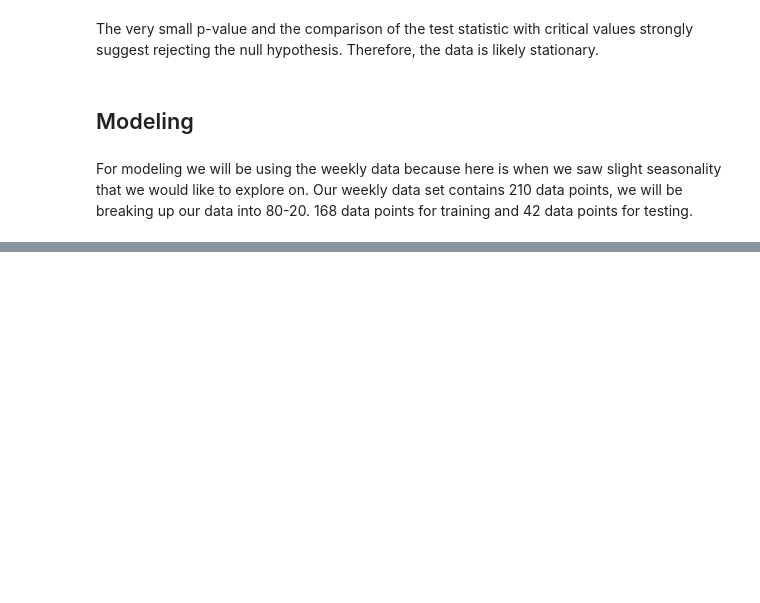
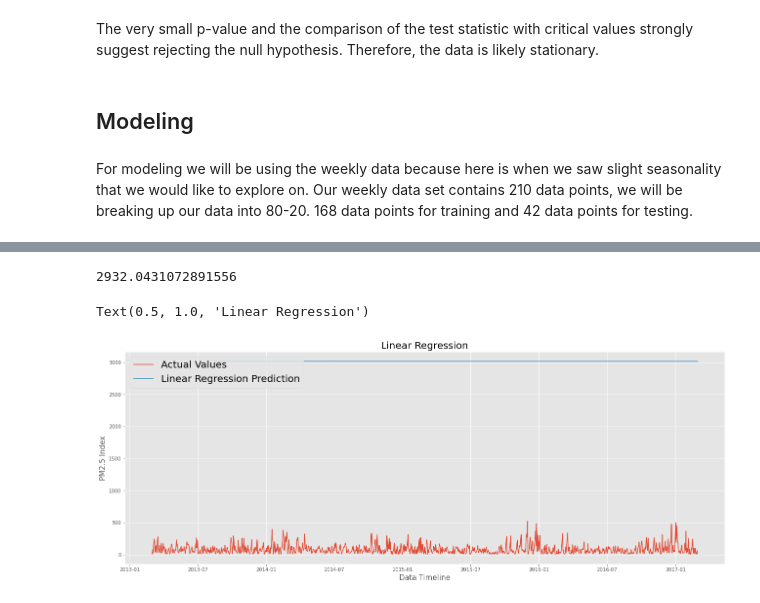
Before and after one commit to jonvis23/Air-Quality-Forecasting, a Jupyter notebook: notebook.ipynb, the cells around one changed output, grey strips where cells are left out. Cells and saved outputs as stored; diff of their text form; code cells hidden in the pictures; blank space fills up the shorter version.

```diff
--- a/notebook.ipynb
+++ b/notebook.ipynb
@@ -575,0 +574,4 @@ NameError: name 'weeklymeandata' is not defined
+# %%
+#Reshaping time data for modeling
+time_trainw = time_trainw.reshape(-1, 1)
+time_testw = time_testw.reshape(-1, 1)
@@ -575,0 +617,22 @@ NameError: name 'weeklymeandata' is not defined
+# %%
+y_test_predw = regressor.predict(X_testw)
+errors_linearw = y_test_predw - y_testw
+
+mselw = np.square(errors_linearw).mean()
+rmselw = np.sqrt(mselw)
+rmselw
+# %% [output]
+2932.0431072891556
+# %%
+graphw = pd.DataFrame(list(zip(dailydata[splitw:].index, y_test_predw)), columns = ['Time', 'Val'])
+graphw.set_index('Time', inplace = True)
+plt.figure(figsize = (22, 8))
+plt.plot(dailydata, label = 'Actual Values')
+plt.plot(graphw, label = 'Linear Regression Prediction')
+plt.legend(loc = 'upper left', fontsize = 20)
+plt.xlabel('Data Timeline', fontsize = 15)
+plt.ylabel('PM2.5 Index', fontsize = 15)
+plt.title('Linear Regression', fontsize = 20)
+# %% [output]
+Text(0.5, 1.0, 'Linear Regression')
+[figure, added]
```
Also changed, not shown: parts of 7 cells of this notebook.
